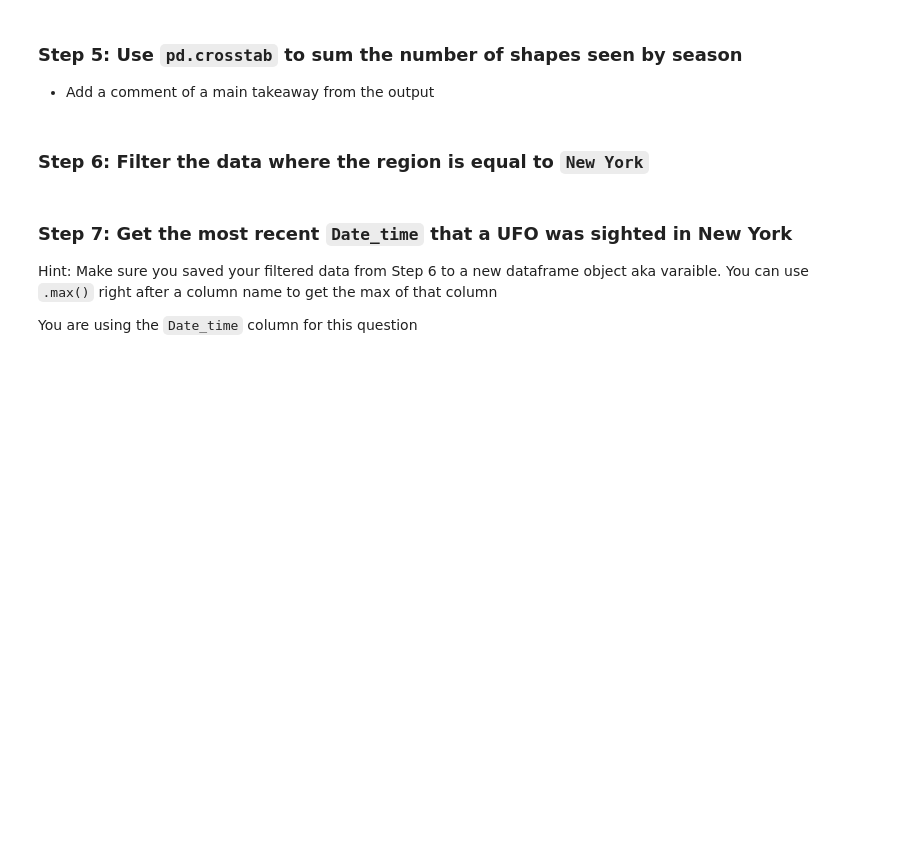
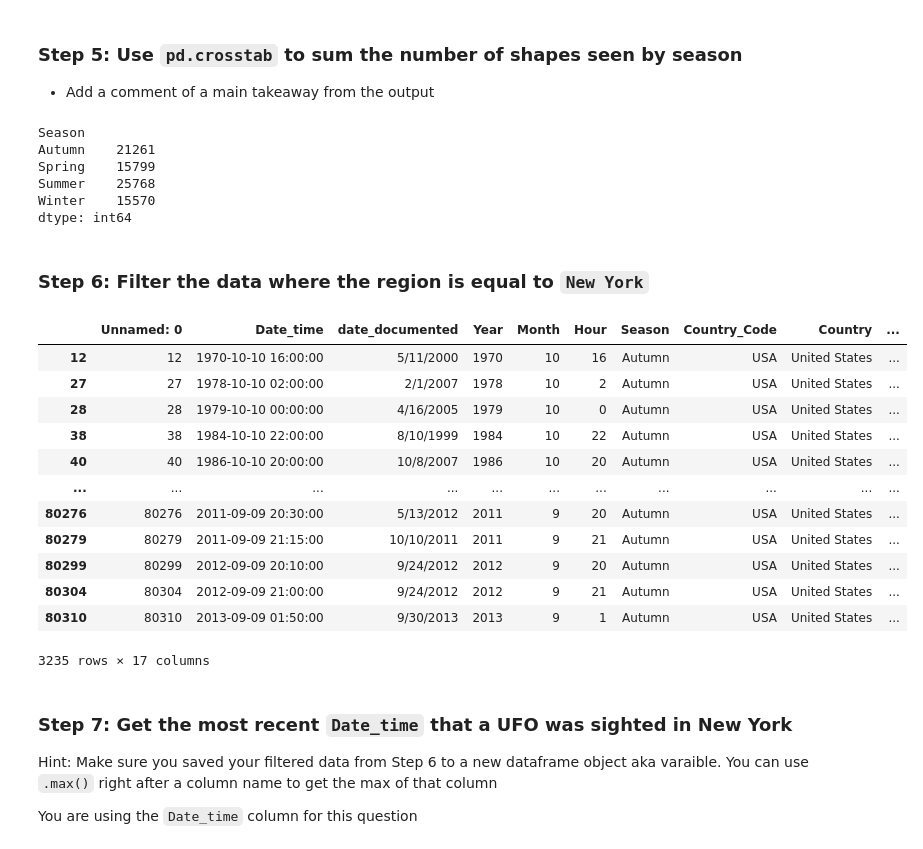
Before and after one commit to ro-the-creator/DA2025_Lectures, a Jupyter notebook: Mod1/M1L7-DataManipulation_STUDENT (1).ipynb, the cells around one changed output. Drawn from its saved outputs; the diff is of its cells as text; code cells hidden in the pictures; blank space fills up the shorter version.

```diff
--- a/Mod1/M1L7-DataManipulation_STUDENT (1).ipynb
+++ b/Mod1/M1L7-DataManipulation_STUDENT (1).ipynb
@@ -58,3 +56,6 @@ None
+# %%
+ufo['UFO_shape'] = ufo['UFO_shape'].str.upper()
+ufo['UFO_shape'] = ufo['UFO_shape'].str.strip()
 # %% [markdown]
 ### Step 5:  Use `pd.crosstab` to sum the number of shapes seen by season
 
@@ -65,3 +63,13 @@ None
+# %%
+pd.crosstab(ufo['UFO_shape'], ufo['Season']).sum()
+#Add comment here:  Summer seems to be the hottest season for shapes seen.
+# %% [output]
+Season
+Autumn    21261
+Spring    15799
+Summer    25768
+Winter    15570
+dtype: int64
 # %%
 # Run this cell without changes before moving on to step 6!
 
@@ -73,3 +79,20 @@ None
+# %%
+ufo_NY = ufo[ufo['Region'] == 'New York']
+ufo_NY
+# %% [output]
+|  | Unnamed: 0 | Date_time | date_documented | Year | Month | Hour | Season | Country_Code | Country | ... |
+| 12 | 12 | 1970-10-10 16:00:00 | 5/11/2000 | 1970 | 10 | 16 | Autumn | USA | United States | ... |
+| 27 | 27 | 1978-10-10 02:00:00 | 2/1/2007 | 1978 | 10 | 2 | Autumn | USA | United States | ... |
+| 28 | 28 | 1979-10-10 00:00:00 | 4/16/2005 | 1979 | 10 | 0 | Autumn | USA | United States | ... |
+| 38 | 38 | 1984-10-10 22:00:00 | 8/10/1999 | 1984 | 10 | 22 | Autumn | USA | United States | ... |
+| 40 | 40 | 1986-10-10 20:00:00 | 10/8/2007 | 1986 | 10 | 20 | Autumn | USA | United States | ... |
+| ... | ... | ... | ... | ... | ... | ... | ... | ... | ... | ... |
+| 80276 | 80276 | 2011-09-09 20:30:00 | 5/13/2012 | 2011 | 9 | 20 | Autumn | USA | United States | ... |
+| 80279 | 80279 | 2011-09-09 21:15:00 | 10/10/2011 | 2011 | 9 | 21 | Autumn | USA | United States | ... |
+| 80299 | 80299 | 2012-09-09 20:10:00 | 9/24/2012 | 2012 | 9 | 20 | Autumn | USA | United States | ... |
+| 80304 | 80304 | 2012-09-09 21:00:00 | 9/24/2012 | 2012 | 9 | 21 | Autumn | USA | United States | ... |
+| 80310 | 80310 | 2013-09-09 01:50:00 | 9/30/2013 | 2013 | 9 | 1 | Autumn | USA | United States | ... |
+3235 rows × 17 columns
 # %% [markdown]
 ### Step 7:  Get the most recent `Date_time` that a UFO was sighted in New York
 
```
Also changed, not shown: parts of 9 cells of this notebook.
